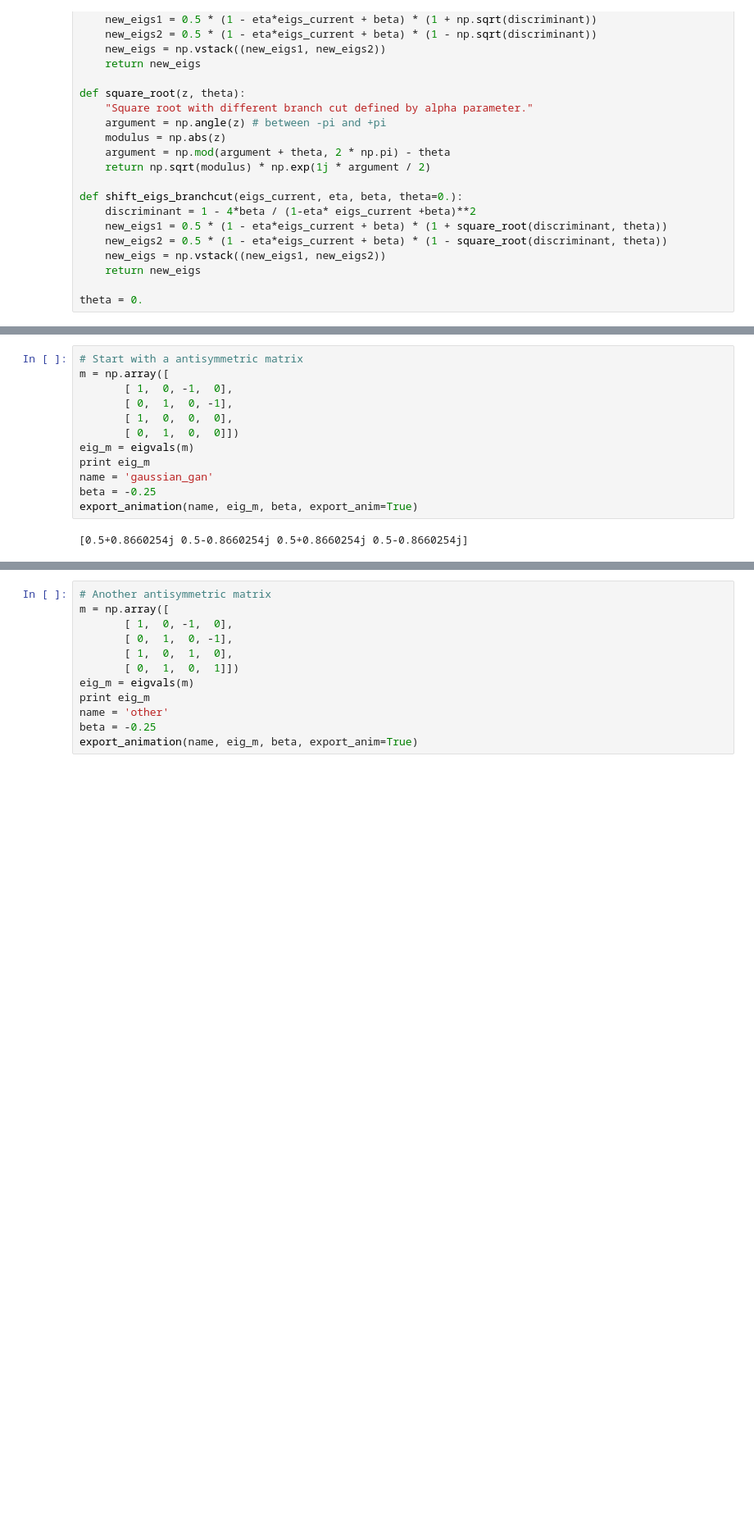
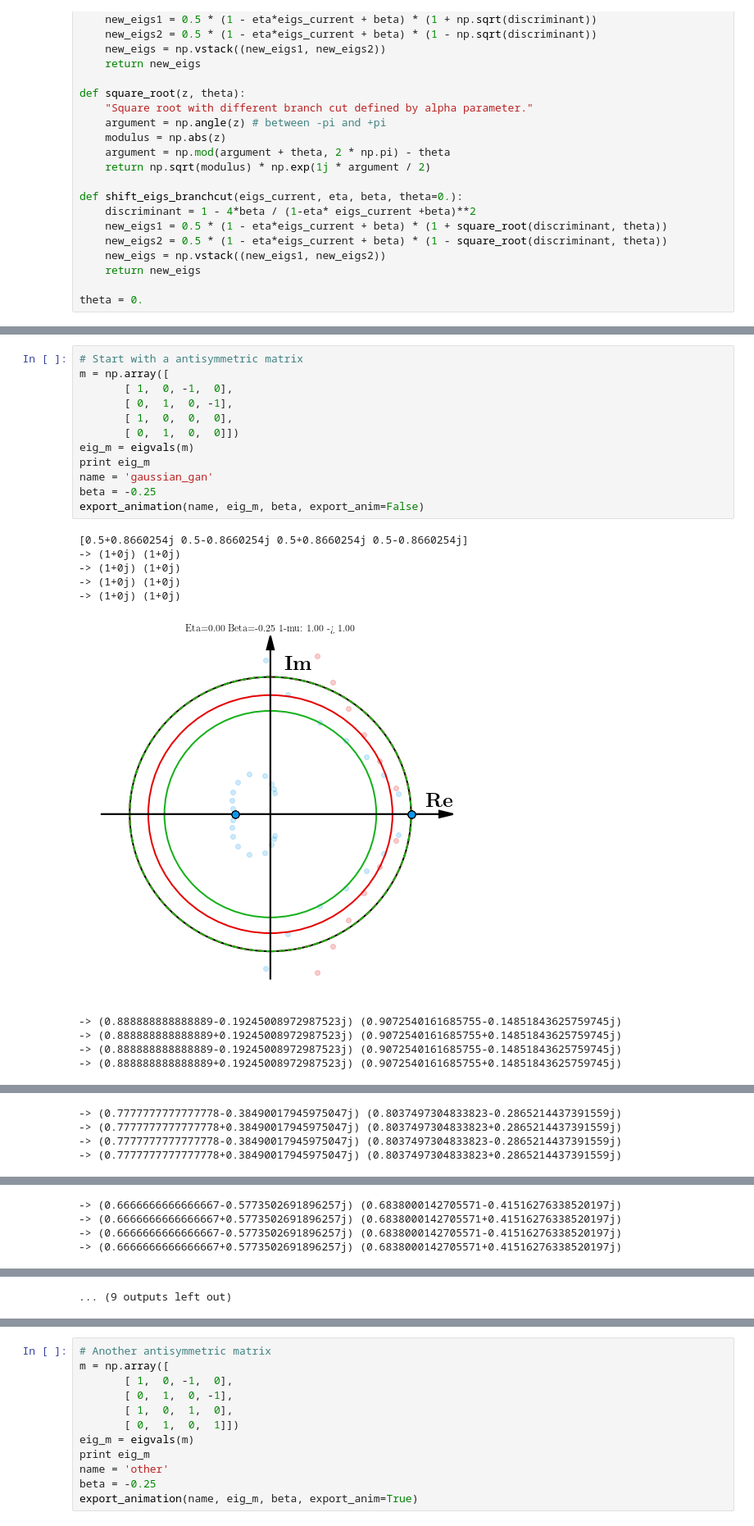
Before and after one commit to gabrielhuang/negmomentum, a Jupyter notebook: shifting_eigs.ipynb, the cells around one changed output, grey strips where cells are left out. Shown at 82% size. Drawn from its saved outputs; the diff is of its cells as text; blank space fills up the shorter version.

```diff
--- a/shifting_eigs.ipynb
+++ b/shifting_eigs.ipynb
@@ -186,14 +200,23 @@ def export_animation(name, eig_m, beta, export_anim=True, plot_links=False, nofi
 # %%
 # Start with a antisymmetric matrix
 m = np.array([
        [ 1,  0, -1,  0],
        [ 0,  1,  0, -1],
        [ 1,  0,  0,  0],
        [ 0,  1,  0,  0]])
 eig_m = eigvals(m)
 print eig_m
 name = 'gaussian_gan'
 beta = -0.25
-export_animation(name, eig_m, beta, export_anim=True)
+export_animation(name, eig_m, beta, export_anim=False)
 # %% [output]
 [0.5+0.8660254j 0.5-0.8660254j 0.5+0.8660254j 0.5-0.8660254j]
+-> (1+0j) (1+0j)
+-> (1+0j) (1+0j)
+-> (1+0j) (1+0j)
+-> (1+0j) (1+0j)
+[figure, added]
+-> (0.888888888888889-0.19245008972987523j) (0.9072540161685755-0.14851843625759745j)
+-> (0.888888888888889+0.19245008972987523j) (0.9072540161685755+0.14851843625759745j)
+-> (0.888888888888889-0.19245008972987523j) (0.9072540161685755-0.14851843625759745j)
+-> (0.888888888888889+0.19245008972987523j) (0.9072540161685755+0.14851843625759745j)
@@ -199,0 +224,4 @@ export_animation(name, eig_m, beta, export_anim=True)
+-> (0.7777777777777778-0.38490017945975047j) (0.8037497304833823-0.2865214437391559j)
+-> (0.7777777777777778+0.38490017945975047j) (0.8037497304833823+0.2865214437391559j)
+-> (0.7777777777777778-0.38490017945975047j) (0.8037497304833823-0.2865214437391559j)
+-> (0.7777777777777778+0.38490017945975047j) (0.8037497304833823+0.2865214437391559j)
@@ -199,0 +229,4 @@ export_animation(name, eig_m, beta, export_anim=True)
+-> (0.6666666666666667-0.5773502691896257j) (0.6838000142705571-0.41516276338520197j)
+-> (0.6666666666666667+0.5773502691896257j) (0.6838000142705571+0.41516276338520197j)
+-> (0.6666666666666667-0.5773502691896257j) (0.6838000142705571-0.41516276338520197j)
+-> (0.6666666666666667+0.5773502691896257j) (0.6838000142705571+0.41516276338520197j)
@@ -199,0 +244 @@ export_animation(name, eig_m, beta, export_anim=True)
+... (9 outputs left out)
```
Also changed, not shown: parts of 4 cells of this notebook, 12 other files.
